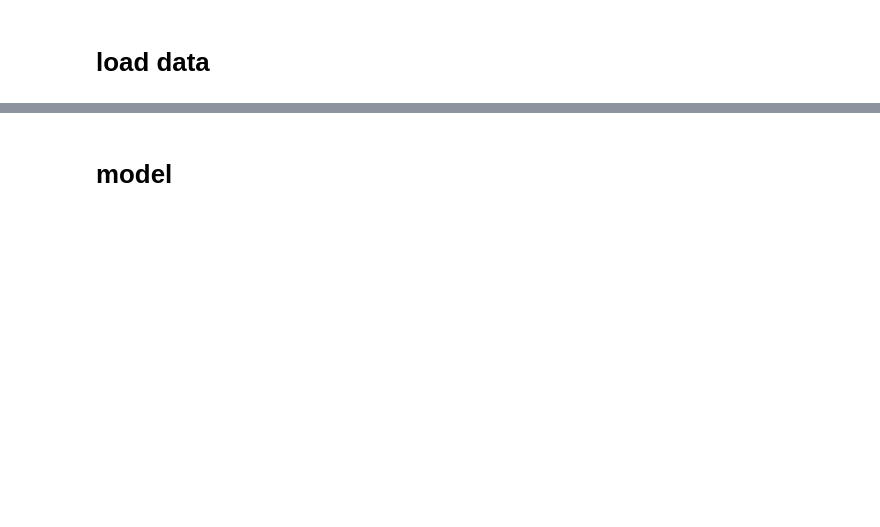
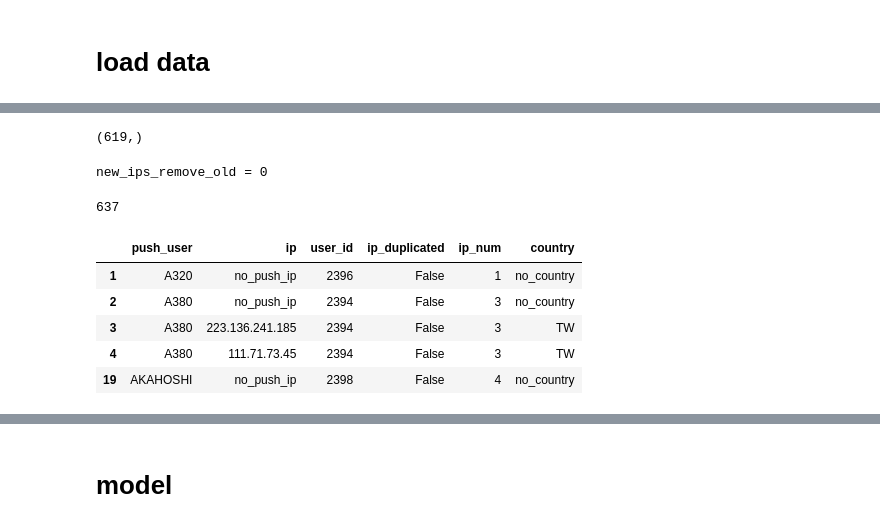
Before and after one commit to z76316/See26, a Jupyter notebook: model/user-embedding-by-recommender-system.ipynb, the cells around one changed output, grey strips where cells are left out. Drawn from its saved outputs; the diff is of its cells as text; code cells hidden in the pictures; blank space fills up the shorter version.

```diff
--- a/model/user-embedding-by-recommender-system.ipynb
+++ b/model/user-embedding-by-recommender-system.ipynb
@@ -137,0 +223,5 @@ y_valid=[data_test.rating_clip.values]
+# %%
+c=data5.article_id.isin(select_article_ids)
+select_df=data5[c]
+
+select_df.head(2)
@@ -137,0 +232,3 @@ y_valid=[data_test.rating_clip.values]
+# %%
+select_users=select_df.push_user.unique()
+select_users.shape
@@ -137,0 +237,4 @@ y_valid=[data_test.rating_clip.values]
+# %%
+c=df_ip.push_user.isin(select_users)
+df_ip2=df_ip[c].copy()
+df_ip2.head()
@@ -137,0 +248,24 @@ y_valid=[data_test.rating_clip.values]
+# %%
+new_ips=df_ip2.ip.unique()
+new_ips.shape
+# %% [output]
+(619,)
+# %%
+save_ip(new_ips)
+# %% [output]
+new_ips_remove_old = 0
+# %%
+dict_ip2country=get_dict_ip2country()
+len(list(dict_ip2country.keys()))
+# %% [output]
+637
+# %%
+df_ip2['country']=df_ip2['ip'].apply(lambda x: dict_ip2country[x])
+df_ip2.head()
+# %% [output]
+|  | push_user | ip | user_id | ip_duplicated | ip_num | country |
+| 1 | A320 | no_push_ip | 2396 | False | 1 | no_country |
+| 2 | A380 | no_push_ip | 2394 | False | 3 | no_country |
+| 3 | A380 | 223.136.241.185 | 2394 | False | 3 | TW |
+| 4 | A380 | 111.71.73.45 | 2394 | False | 3 | TW |
+| 19 | AKAHOSHI | no_push_ip | 2398 | False | 4 | no_country |
```
Also changed, not shown: parts of 87 cells of this notebook, 5 other files.
